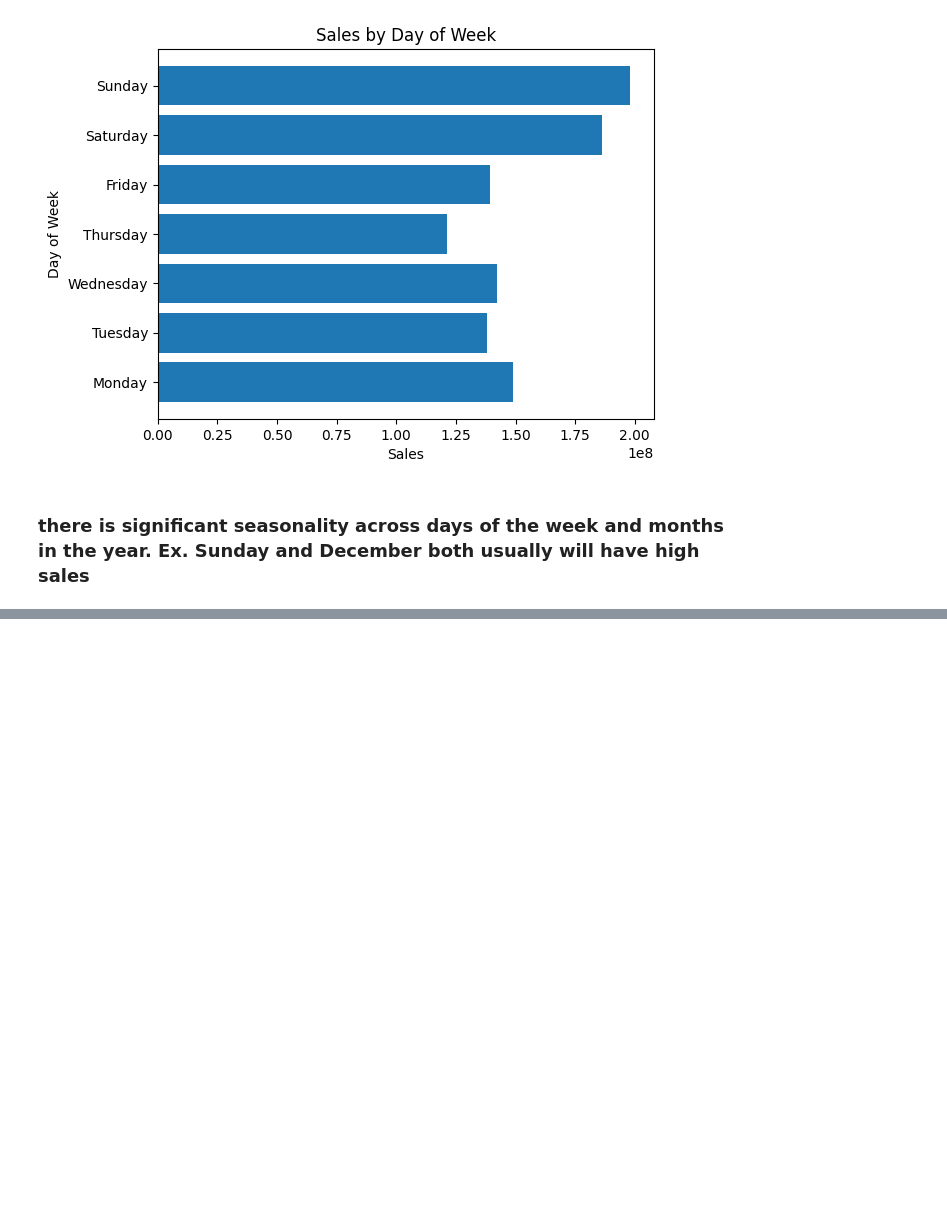
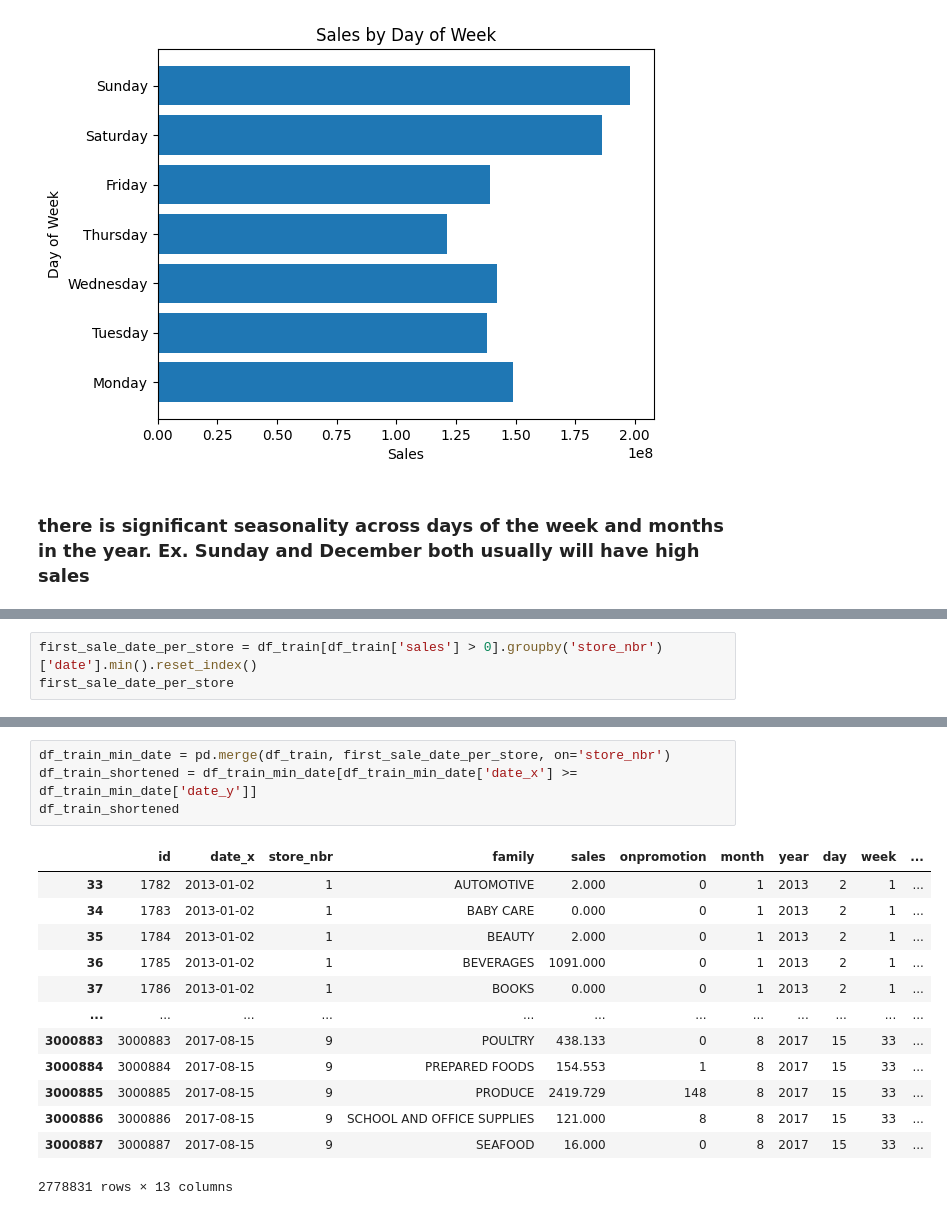
Before and after one commit to coryleroy1/Store-Sales, a Jupyter notebook: code/01_data_exploration.ipynb, the cells around one changed output, grey strips where cells are left out. Cells and saved outputs as stored; diff of their text form; blank space fills up the shorter version.

```diff
--- a/code/01_data_exploration.ipynb
+++ b/code/01_data_exploration.ipynb
@@ -153,0 +161,3 @@ plt.show()
+# %%
+first_sale_date_per_store = df_train[df_train['sales'] > 0].groupby('store_nbr')['date'].min().reset_index()
+first_sale_date_per_store
@@ -153,0 +182,18 @@ plt.show()
+# %%
+df_train_min_date = pd.merge(df_train, first_sale_date_per_store, on='store_nbr')
+df_train_shortened = df_train_min_date[df_train_min_date['date_x'] >= df_train_min_date['date_y']]
+df_train_shortened
+# %% [output]
+|  | id | date_x | store_nbr | family | sales | onpromotion | month | year | day | week | ... |
+| 33 | 1782 | 2013-01-02 | 1 | AUTOMOTIVE | 2.000 | 0 | 1 | 2013 | 2 | 1 | ... |
+| 34 | 1783 | 2013-01-02 | 1 | BABY CARE | 0.000 | 0 | 1 | 2013 | 2 | 1 | ... |
+| 35 | 1784 | 2013-01-02 | 1 | BEAUTY | 2.000 | 0 | 1 | 2013 | 2 | 1 | ... |
+| 36 | 1785 | 2013-01-02 | 1 | BEVERAGES | 1091.000 | 0 | 1 | 2013 | 2 | 1 | ... |
+| 37 | 1786 | 2013-01-02 | 1 | BOOKS | 0.000 | 0 | 1 | 2013 | 2 | 1 | ... |
+| ... | ... | ... | ... | ... | ... | ... | ... | ... | ... | ... | ... |
+| 3000883 | 3000883 | 2017-08-15 | 9 | POULTRY | 438.133 | 0 | 8 | 2017 | 15 | 33 | ... |
+| 3000884 | 3000884 | 2017-08-15 | 9 | PREPARED FOODS | 154.553 | 1 | 8 | 2017 | 15 | 33 | ... |
+| 3000885 | 3000885 | 2017-08-15 | 9 | PRODUCE | 2419.729 | 148 | 8 | 2017 | 15 | 33 | ... |
+| 3000886 | 3000886 | 2017-08-15 | 9 | SCHOOL AND OFFICE SUPPLIES | 121.000 | 8 | 8 | 2017 | 15 | 33 | ... |
+| 3000887 | 3000887 | 2017-08-15 | 9 | SEAFOOD | 16.000 | 0 | 8 | 2017 | 15 | 33 | ... |
+2778831 rows × 13 columns
```
Also changed, not shown: parts of 13 cells of this notebook.
